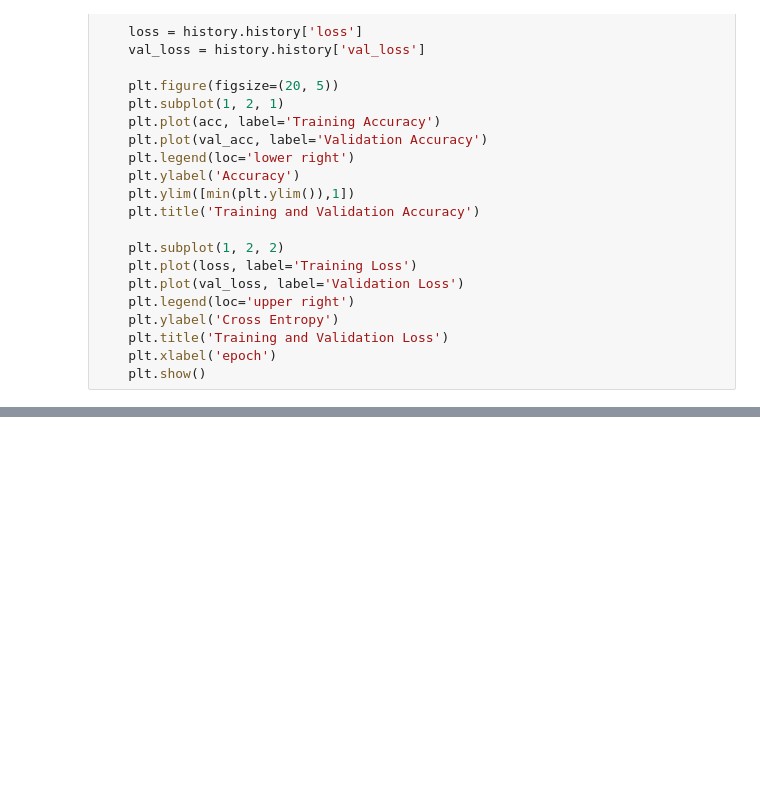
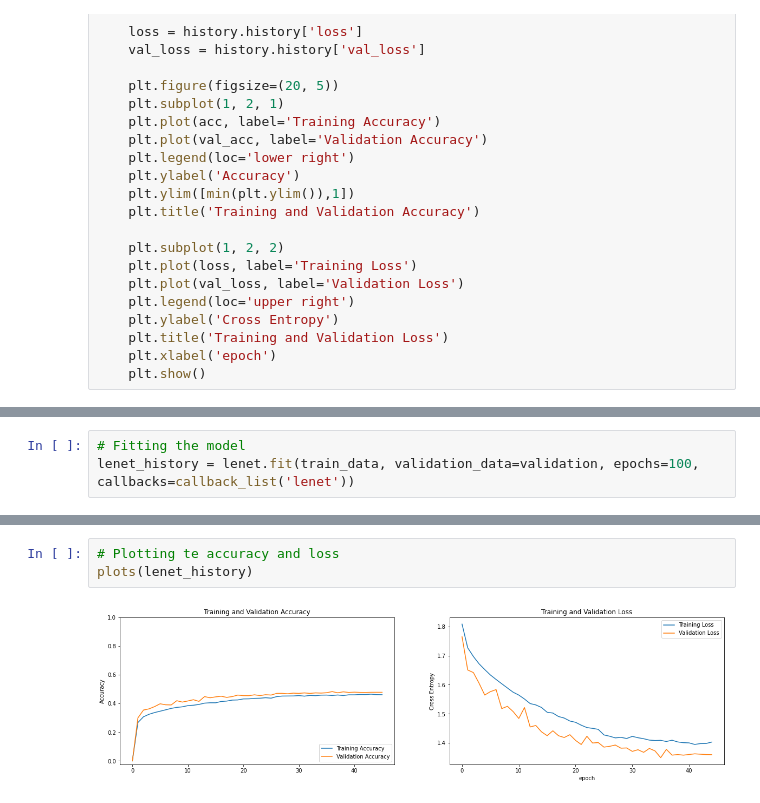
Before and after one commit to Shatakd/Face-Emotion-Recognition-Deep-Learning, a Jupyter notebook: Face_Emotion_Recognition.ipynb, the cells around one changed output, grey strips where cells are left out. Saved outputs shown, nothing was run; the diff lists cells and outputs as text; blank space fills up the shorter version.

```diff
--- a/Face_Emotion_Recognition.ipynb
+++ b/Face_Emotion_Recognition.ipynb
@@ -194,0 +241,3 @@ def plots(history):
+# %%
+# Fitting the model
+lenet_history = lenet.fit(train_data, validation_data=validation, epochs=100, callbacks=callback_list('lenet'))
@@ -194,0 +262,5 @@ def plots(history):
+# %%
+# Plotting te accuracy and loss
+plots(lenet_history)
+# %% [output]
+[figure, added]
```
Also changed, not shown: parts of 6 cells of this notebook.
